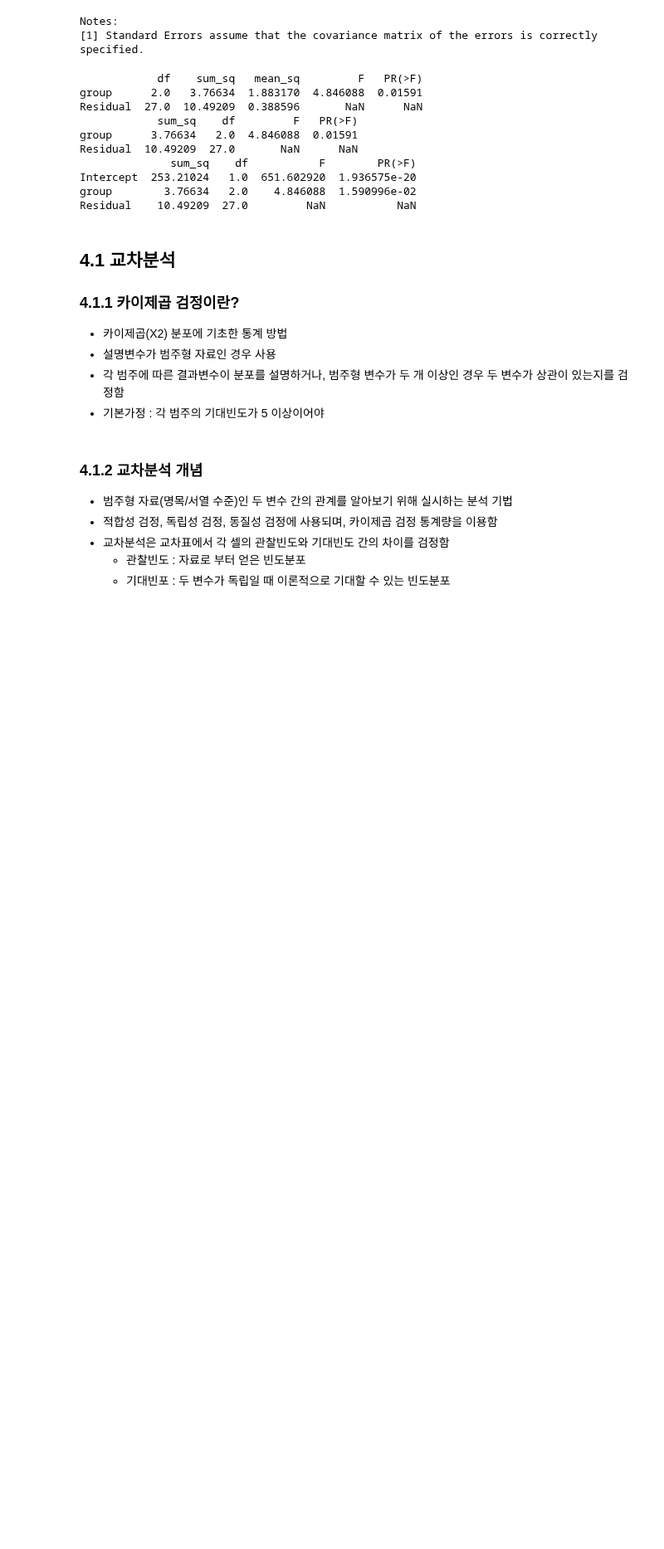
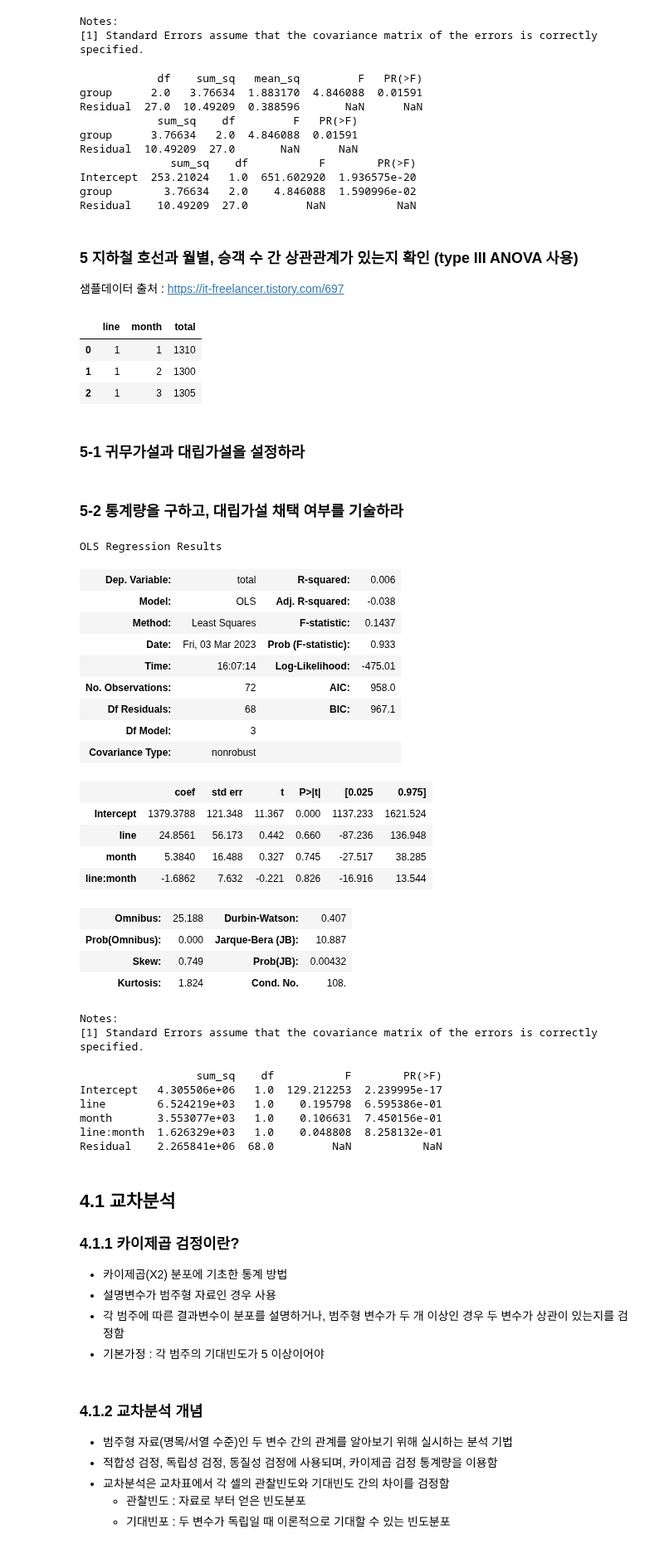
Before and after one commit to johyunkang/adp_certificate, a Jupyter notebook: adp_stats_quiz.ipynb, the cells around one changed output. Shown at 83% size. Cells and saved outputs as stored; diff of their text form; code cells hidden in the pictures; blank space fills up the shorter version.

```diff
--- a/adp_stats_quiz.ipynb
+++ b/adp_stats_quiz.ipynb
@@ -397,3 +397,19 @@ Residual  10.49209  27.0       NaN      NaN
 Intercept  253.21024   1.0  651.602920  1.936575e-20
 group        3.76634   2.0    4.846088  1.590996e-02
 Residual    10.49209  27.0         NaN           NaN
+# %% [markdown]
+### 5 지하철 호선과 월별, 승객 수 간 상관관계가 있는지 확인 (type III ANOVA 사용)
+
+샘플데이터 출처 : https://it-freelancer.tistory.com/697
+# %%
+import pandas as pd
+
+df_subway = pd.read_csv('https://github.com/johyunkang/adp_certificate/files/10883822/subway.csv')
+display(df_subway.head(3))
+# %% [output]
+|  | line | month | total |
+| 0 | 1 | 1 | 1310 |
+| 1 | 1 | 2 | 1300 |
+| 2 | 1 | 3 | 1305 |
+# %% [markdown]
+### 5-1 귀무가설과 대립가설을 설정하라
@@ -400,3 +419,47 @@ Residual    10.49209  27.0         NaN           NaN
+# %% [markdown]
+### 5-2 통계량을 구하고, 대립가설 채택 여부를 기술하라
+# %%
+import statsmodels.formula.api as smf
+from statsmodels.formula.api import ols
+from statsmodels.stats.anova import anova_lm
+# from statsmodels.stats.anova import anova_lm
+
+formula = 'total ~ line * month'
+model = ols(formula, df_subway).fit()
+
+display(model.summary())
+print('\n\n')
+print(anova_lm(model, typ=3))
+
+# summary 및 print 해석 공부해라
+# %% [output]
+OLS Regression Results
+| Dep. Variable: | total | R-squared: | 0.006 |
+| Model: | OLS | Adj. R-squared: | -0.038 |
+| Method: | Least Squares | F-statistic: | 0.1437 |
+| Date: | Fri, 03 Mar 2023 | Prob (F-statistic): | 0.933 |
+| Time: | 16:07:14 | Log-Likelihood: | -475.01 |
+| No. Observations: | 72 | AIC: | 958.0 |
+| Df Residuals: | 68 | BIC: | 967.1 |
+| Df Model: | 3 |  |  |
+| Covariance Type: | nonrobust |  |  |
+|  | coef | std err | t | P>|t| | [0.025 | 0.975] |
+| Intercept | 1379.3788 | 121.348 | 11.367 | 0.000 | 1137.233 | 1621.524 |
+| line | 24.8561 | 56.173 | 0.442 | 0.660 | -87.236 | 136.948 |
+| month | 5.3840 | 16.488 | 0.327 | 0.745 | -27.517 | 38.285 |
+| line:month | -1.6862 | 7.632 | -0.221 | 0.826 | -16.916 | 13.544 |
+| Omnibus: | 25.188 | Durbin-Watson: | 0.407 |
+| Prob(Omnibus): | 0.000 | Jarque-Bera (JB): | 10.887 |
+| Skew: | 0.749 | Prob(JB): | 0.00432 |
+| Kurtosis: | 1.824 | Cond. No. | 108. |
+Notes:
+[1] Standard Errors assume that the covariance matrix of the errors is correctly specified.
+                  sum_sq    df           F        PR(>F)
+Intercept   4.305506e+06   1.0  129.212253  2.239995e-17
+line        6.524219e+03   1.0    0.195798  6.595386e-01
+month       3.553077e+03   1.0    0.106631  7.450156e-01
+line:month  1.626329e+03   1.0    0.048808  8.258132e-01
+Residual    2.265841e+06  68.0         NaN           NaN
 # %% [markdown]
 ## 4.1 교차분석
 ### 4.1.1 카이제곱 검정이란?
```
Also changed, not shown: parts of 1 cell of this notebook.
